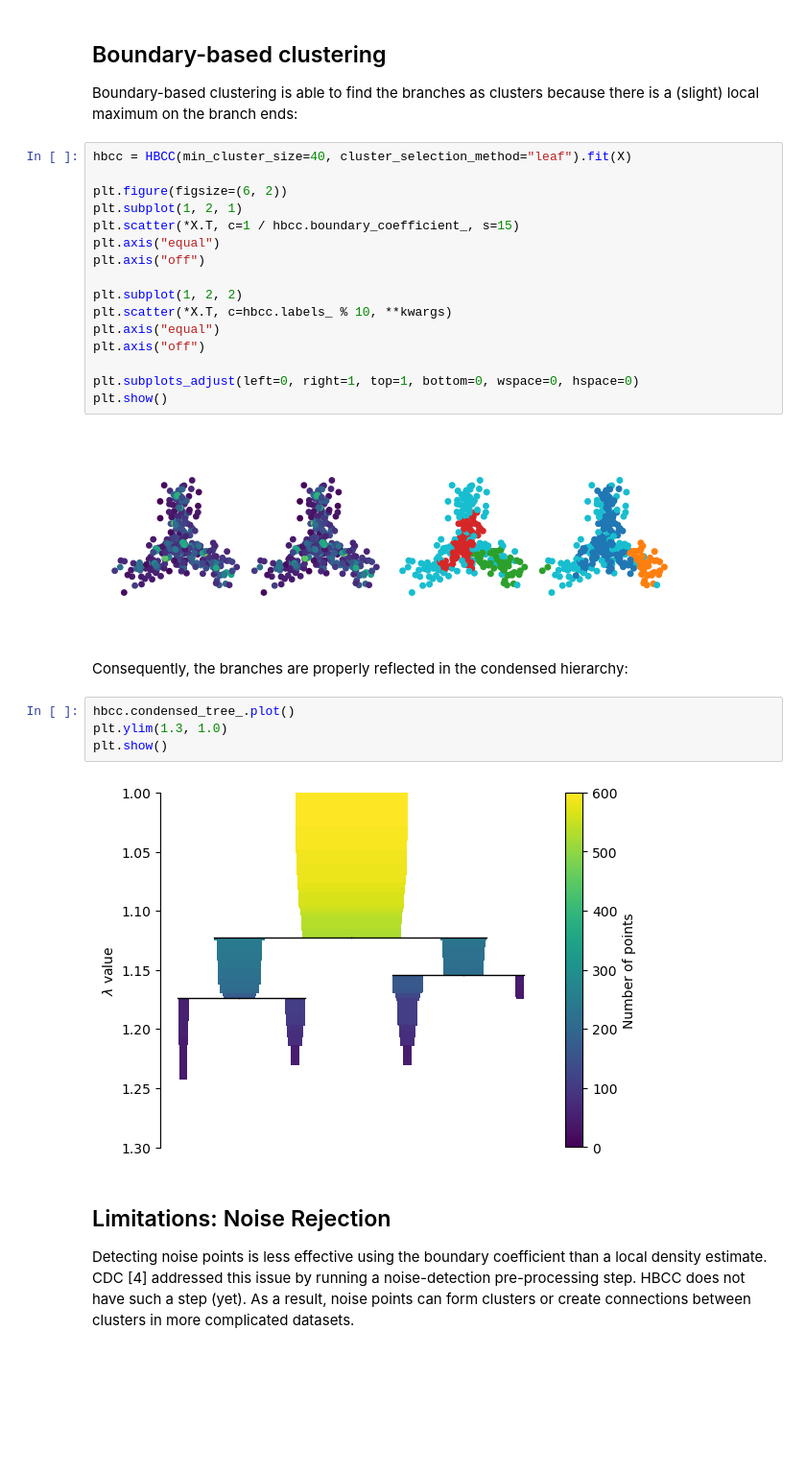
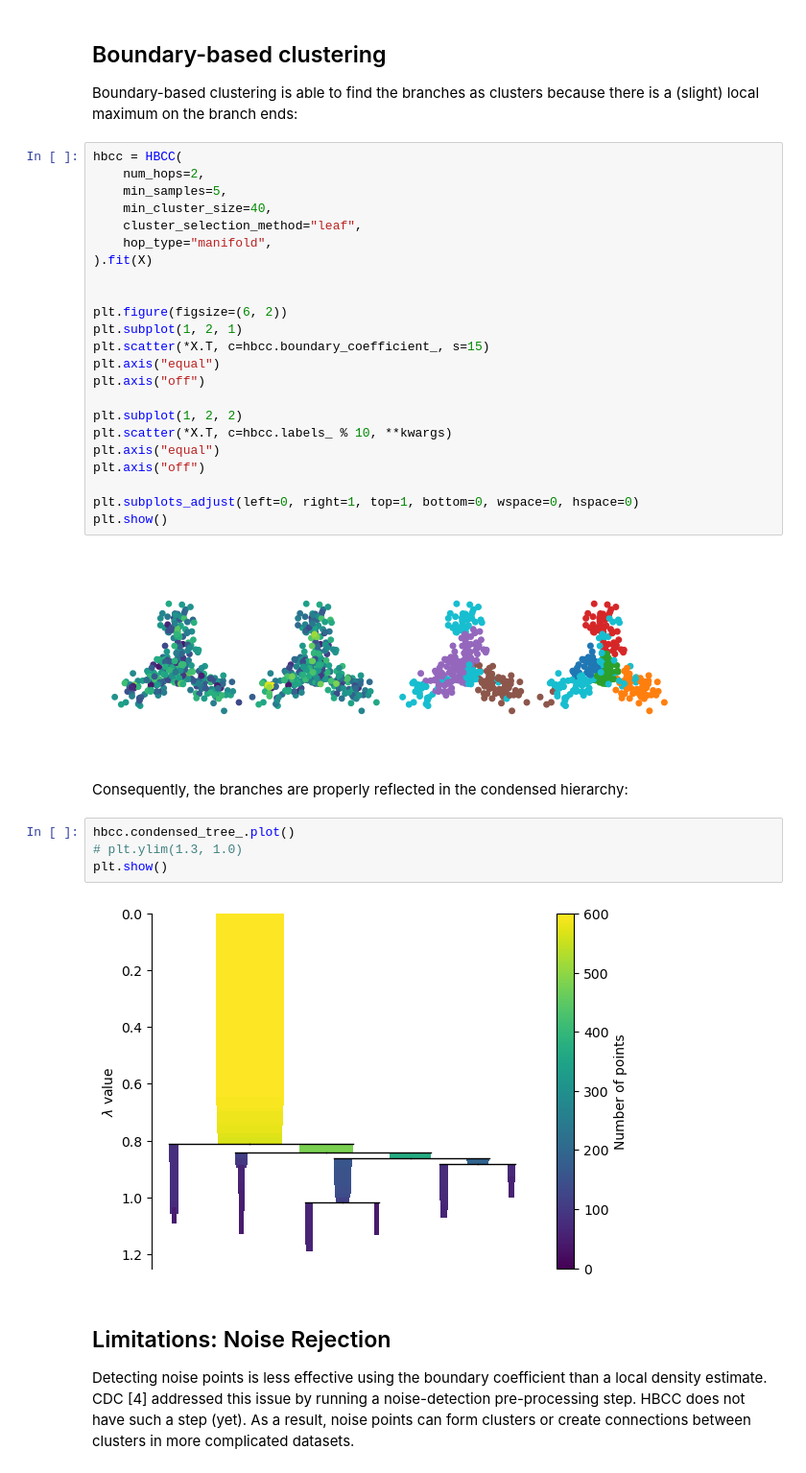
Before and after one commit to vda-lab/fast_hbcc, a Jupyter notebook: notebooks/HBCC.ipynb, the cells around one changed output. Shown: that part at 96% size. Saved outputs shown, nothing was run; the diff lists cells and outputs as text; blank space fills up the shorter version.

```diff
--- a/notebooks/HBCC.ipynb
+++ b/notebooks/HBCC.ipynb
@@ -104,11 +107,18 @@ plt.show()
 
 Boundary-based clustering is able to find the branches as clusters because there is a (slight) local maximum on the branch ends:
 # %%
-hbcc = HBCC(min_cluster_size=40, cluster_selection_method="leaf").fit(X)
+hbcc = HBCC(
+    num_hops=2,
+    min_samples=5,
+    min_cluster_size=40,
+    cluster_selection_method="leaf",
+    hop_type="manifold",
+).fit(X)
+
 
 plt.figure(figsize=(6, 2))
 plt.subplot(1, 2, 1)
-plt.scatter(*X.T, c=1 / hbcc.boundary_coefficient_, s=15)
+plt.scatter(*X.T, c=hbcc.boundary_coefficient_, s=15)
 plt.axis("equal")
 plt.axis("off")
 
@@ -120,15 +130,15 @@ plt.axis("off")
 plt.subplots_adjust(left=0, right=1, top=1, bottom=0, wspace=0, hspace=0)
 plt.show()
 # %% [output]
-[figure, old version]
+[figure, new version]
 # %% [markdown]
 Consequently, the branches are properly reflected in the condensed hierarchy:
 # %%
 hbcc.condensed_tree_.plot()
-plt.ylim(1.3, 1.0)
+# plt.ylim(1.3, 1.0)
 plt.show()
 # %% [output]
-[figure, old version]
+[figure, new version]
 # %% [markdown]
 ## Limitations: Noise Rejection
 
```
Also changed, not shown: parts of 8 cells of this notebook, 13 other files.
